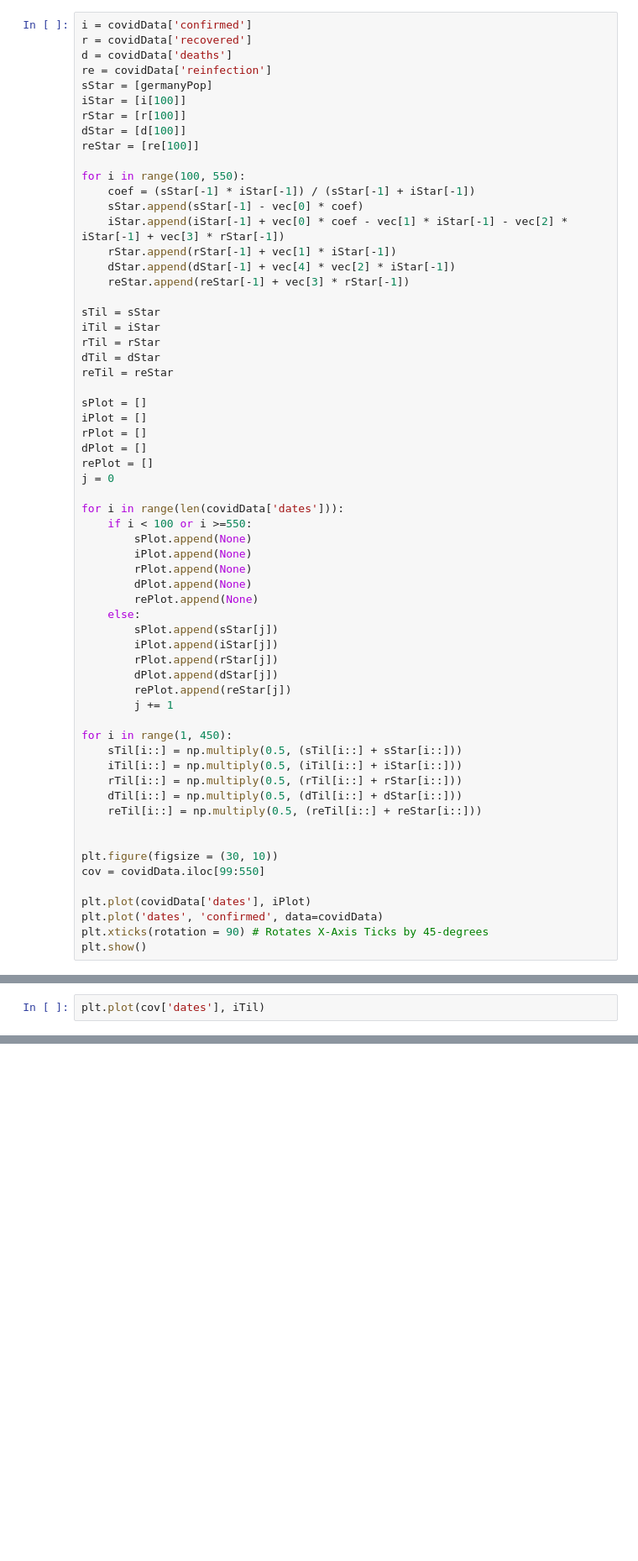
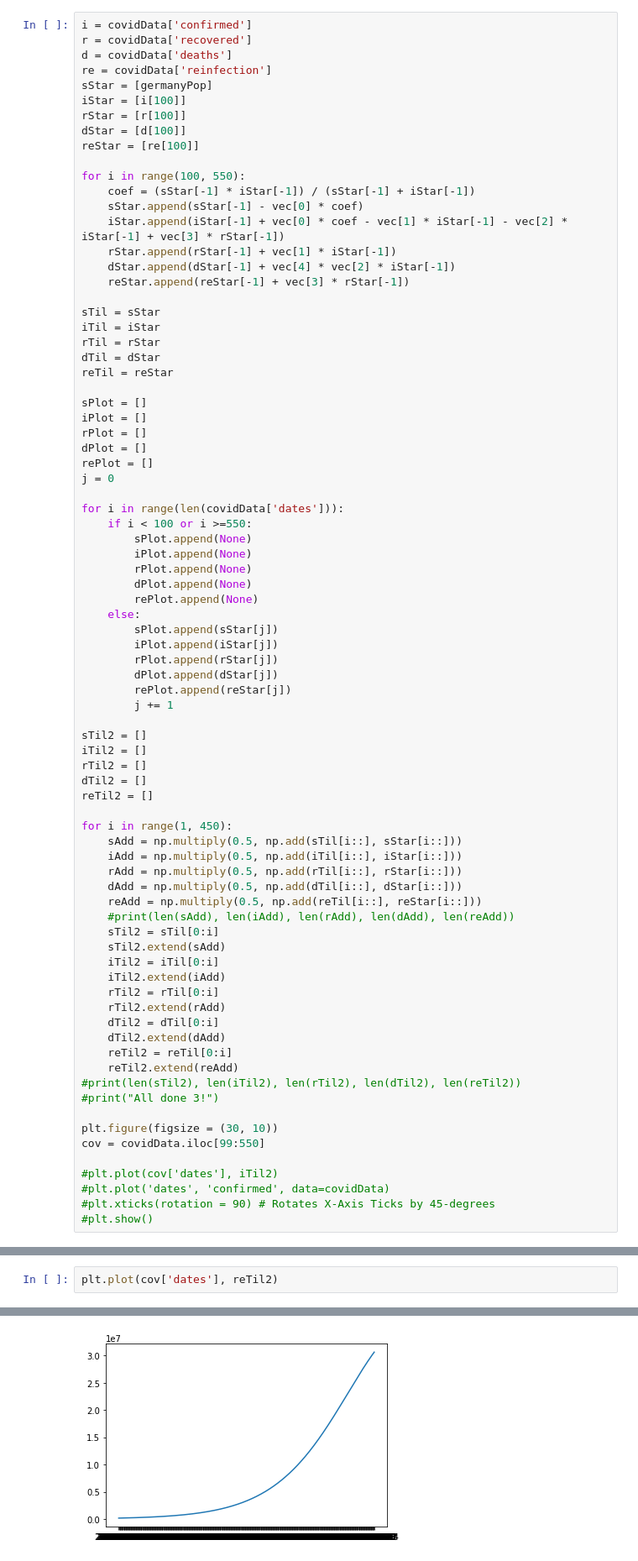
Before and after one commit to manukumar123/math_142_proj, a Jupyter notebook: group_proj.ipynb, the cells around one changed output, grey strips where cells are left out. Shown at 84% size. Drawn from its saved outputs; the diff is of its cells as text; blank space fills up the shorter version.

```diff
--- a/group_proj.ipynb
+++ b/group_proj.ipynb
@@ -152,18 +152,36 @@ for i in range(len(covidData['dates'])):
         rePlot.append(reStar[j])
         j += 1
 
+sTil2 = []
+iTil2 = []
+rTil2 = []
+dTil2 = []
+reTil2 = []
+
 for i in range(1, 450):
-    sTil[i::] = np.multiply(0.5, (sTil[i::] + sStar[i::]))
-    iTil[i::] = np.multiply(0.5, (iTil[i::] + iStar[i::]))
-    rTil[i::] = np.multiply(0.5, (rTil[i::] + rStar[i::]))
-    dTil[i::] = np.multiply(0.5, (dTil[i::] + dStar[i::]))
-    reTil[i::] = np.multiply(0.5, (reTil[i::] + reStar[i::]))
-
+    sAdd = np.multiply(0.5, np.add(sTil[i::], sStar[i::]))
+    iAdd = np.multiply(0.5, np.add(iTil[i::], iStar[i::]))
+    rAdd = np.multiply(0.5, np.add(rTil[i::], rStar[i::]))
+    dAdd = np.multiply(0.5, np.add(dTil[i::], dStar[i::]))
+    reAdd = np.multiply(0.5, np.add(reTil[i::], reStar[i::]))
+    #print(len(sAdd), len(iAdd), len(rAdd), len(dAdd), len(reAdd))
+    sTil2 = sTil[0:i]
+    sTil2.extend(sAdd)
+    iTil2 = iTil[0:i]
+    iTil2.extend(iAdd)
+    rTil2 = rTil[0:i]
+    rTil2.extend(rAdd)
+    dTil2 = dTil[0:i]
+    dTil2.extend(dAdd)
+    reTil2 = reTil[0:i]
+    reTil2.extend(reAdd)
+#print(len(sTil2), len(iTil2), len(rTil2), len(dTil2), len(reTil2))
+#print("All done 3!")
 
 plt.figure(figsize = (30, 10))
 cov = covidData.iloc[99:550]
 
-plt.plot(covidData['dates'], iPlot)
-plt.plot('dates', 'confirmed', data=covidData)
-plt.xticks(rotation = 90) # Rotates X-Axis Ticks by 45-degrees
-plt.show()
+#plt.plot(cov['dates'], iTil2)
+#plt.plot('dates', 'confirmed', data=covidData)
+#plt.xticks(rotation = 90) # Rotates X-Axis Ticks by 45-degrees
+#plt.show()
@@ -170,2 +190,3 @@ plt.show()
 # %%
-plt.plot(cov['dates'], iTil)
+plt.plot(cov['dates'], reTil2)
+# %% [output]
@@ -171,0 +194 @@ plt.plot(cov['dates'], iTil)
+[figure, added]
```
Also changed, not shown: parts of 3 cells of this notebook.
